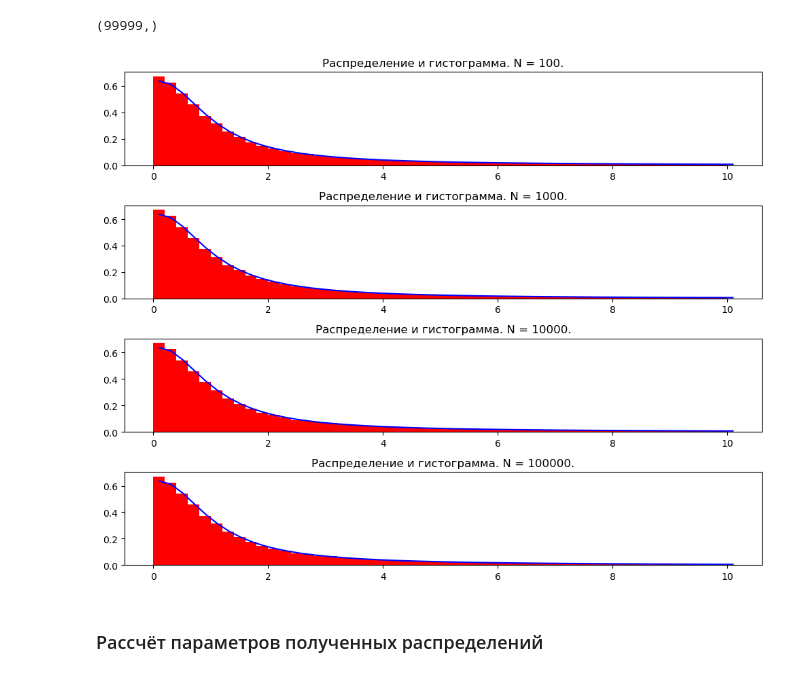
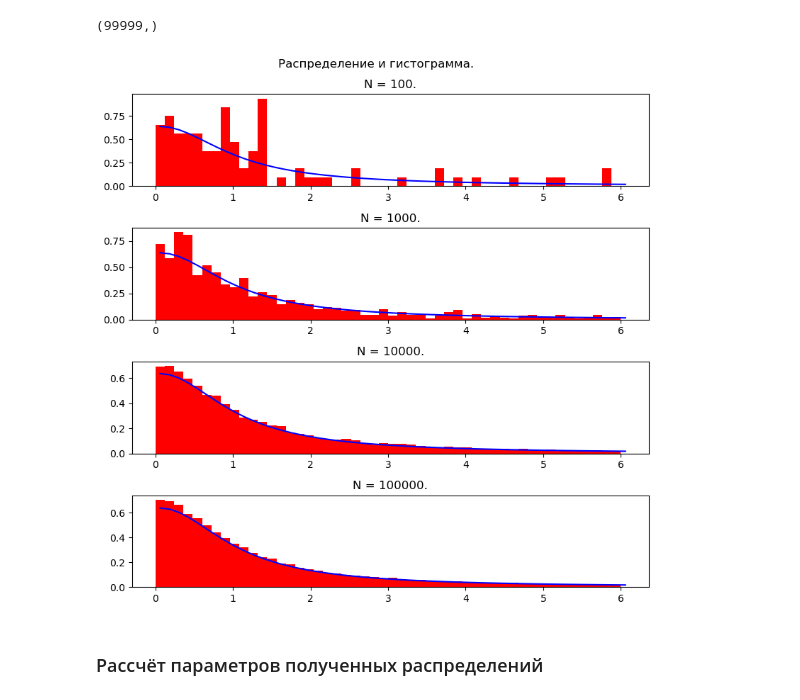
Before and after one commit to ravilkooo/mat_mod, a Jupyter notebook: lab-5/Task_1.ipynb, the cells around one changed output. Drawn from its saved outputs; the diff is of its cells as text; code cells hidden in the pictures.

```diff
--- a/lab-5/Task_1.ipynb
+++ b/lab-5/Task_1.ipynb
@@ -117,8 +119,12 @@ plt.show()
+# %%
+for i, N in enumerate(N_list):
+    _fp = np.load(f'first_particle_{N}_23070212.npy')
+    first_particle[i] = _fp
 # %%
-plt.figure(figsize=(4*len(N_list[::3]), 4))
+plt.figure(figsize=(6, 6))
 plt.suptitle('Траектория первой частицы', fontsize=16)
 for i, N in enumerate(N_list[::3]):
-    plt.subplot(1, len(N_list[::3]), 1 + i)
+    plt.subplot(2, len(N_list[::3]) // 2, 1 + i)
     plt.title(f'N = {N}')
     plt.plot(first_particle[i][:,0], first_particle[i][:,1], '-')
     # plt.plot(first_particle[i][:,0], first_particle[i][:,1], '.')
@@ -129,8 +135,8 @@ plt.show()
 # %%
-plt.figure(figsize=(4*len(N_list[::3]), 4))
+plt.figure(figsize=(8, 6))
 plt.suptitle('Траектория первой частицы вдоль оси X', fontsize=16)
 for pl_idx, (i, N) in enumerate(list(enumerate(N_list[::]))[::3]):
-    plt.subplot(1, len(N_list[::3]), 1 + pl_idx)
+    plt.subplot(2, len(N_list[::3]) // 2, 1 + pl_idx)
     plt.title(f'N = {N}')
     plt.plot(first_particle[i][:,0], '-')
 plt.tight_layout()
@@ -172,27 +178,29 @@ plt.show()
 [figure]
 # %%
 # длины случайных шагов первой частицы (сдвиги)
-shifts_arr = np.abs((first_particle[-1][1:] - first_particle[-1][:-1]).sum(axis=1))
-shifts_arr.shape
+shifts_arr_lastN = np.abs((first_particle[-1][1:] - first_particle[-1][:-1]).sum(axis=1))
+shifts_arr_lastN.shape
 # %% [output]
 (99999,)
 # %%
 bin_cnt = 50 # кол-во столбиков
 bin_w = 1/bin_cnt
-rng = (0,10) # диапазон отрисовки
+rng = (0,6) # диапазон отрисовки
 
-plt.figure(figsize=(10, 2*len(N_list[::3])))
+plt.figure(figsize=(8, 2*len(N_list[::3])))
 # plt.suptitle('', fontsize=16)
+plt.suptitle('Раcпределение и гистограмма.')
 for pl_idx, (i, N) in enumerate(list(enumerate(N_list[::]))[::3]):
     plt.subplot(len(N_list[::3]), 1, 1 + pl_idx)
+    shifts_arr = np.abs((first_particle[i][1:] - first_particle[i][:-1]).sum(axis=1))
 
-    plt.hist(shifts_arr, bin_cnt, facecolor='r', density=True, range=(0,10))
-    plt.title(f'Раcпределение и гистограмма. N = {N}.')
+    plt.hist(shifts_arr, bin_cnt, facecolor='r', density=True, range=rng)
+    plt.title(f'N = {N}.')
     plt.plot(np.linspace(rng[0],rng[1],bin_cnt)+(rng[1] - rng[0])*0.5*bin_w, f_small(np.linspace(rng[0],rng[1],bin_cnt)), 'b-')
 plt.tight_layout()
 plt.show()
 # %% [output]
-[figure, old version]
+[figure, new version]
 # %% [markdown]
 ### Рассчёт параметров полученных распределений
 # %%
```
Also changed, not shown: parts of 15 cells of this notebook.
